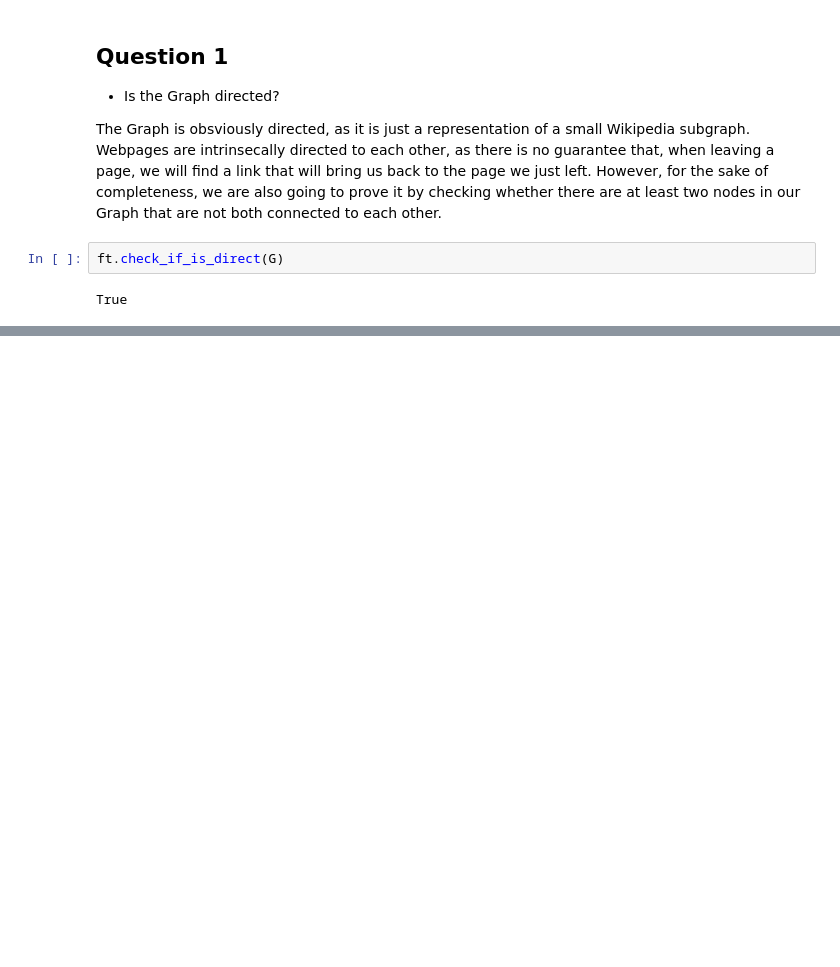
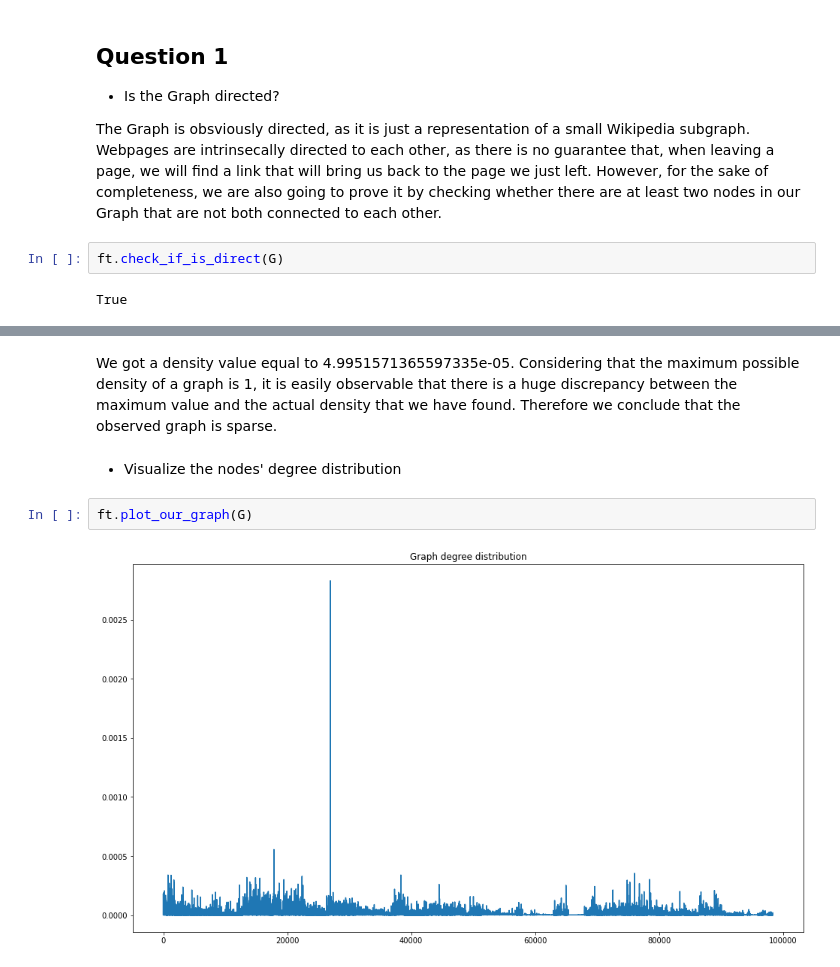
Before and after one commit to Nello-Castaldo/ADM-HW5, a Jupyter notebook: main.ipynb, the cells around one changed output, grey strips where cells are left out. Saved outputs shown, nothing was run; the diff lists cells and outputs as text; blank space fills up the shorter version.

```diff
--- a/main.ipynb
+++ b/main.ipynb
@@ -25,0 +67,8 @@ True
+# %% [markdown]
+We got a density value equal to 4.9951571365597335e-05. Considering that the maximum possible density of a graph is 1, it is easily observable that there is a huge discrepancy between the maximum value and the actual density that we have found. Therefore we conclude that the observed graph is sparse.
+# %% [markdown]
+- Visualize the nodes' degree distribution
+# %%
+ft.plot_our_graph(G)
+# %% [output]
+[figure, added]
```
Also changed, not shown: parts of 31 cells of this notebook, 3 other files.
